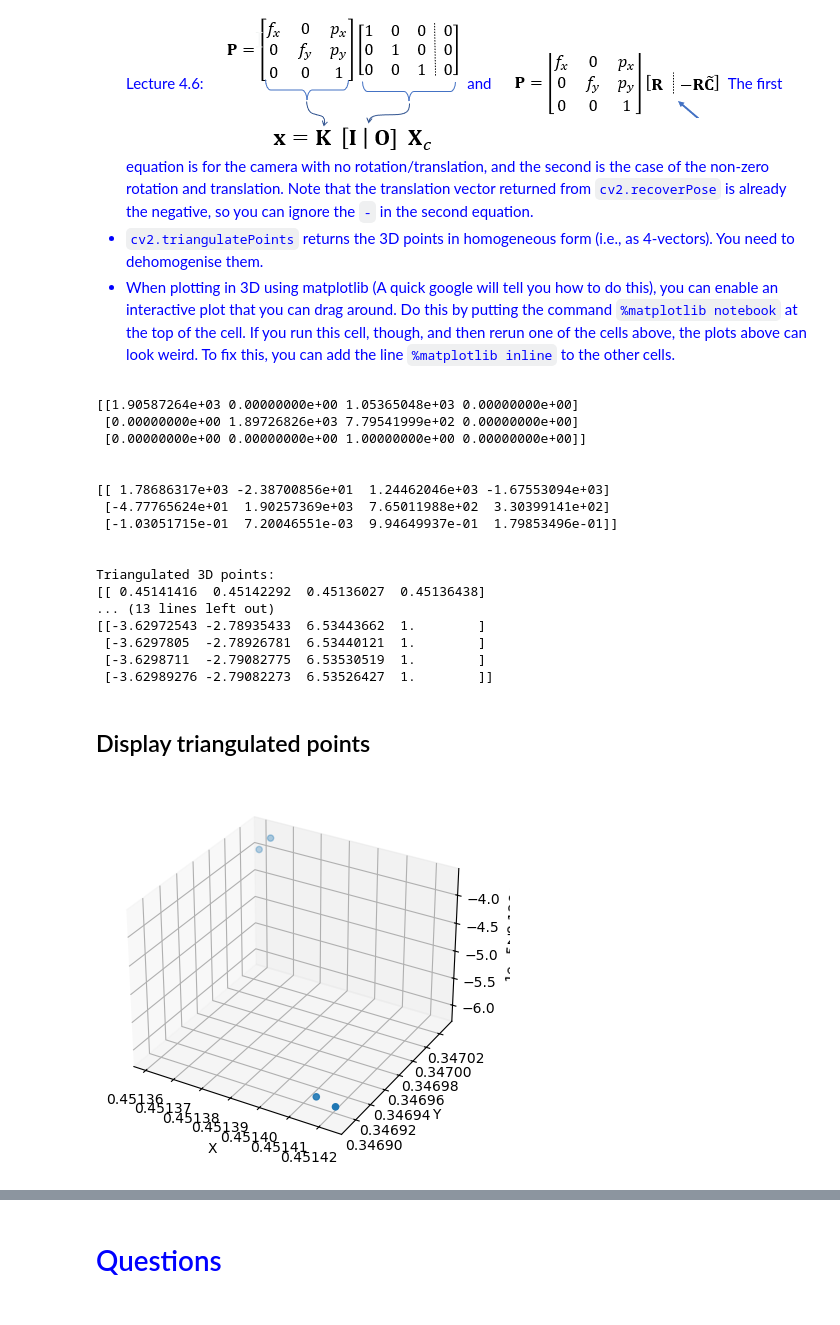
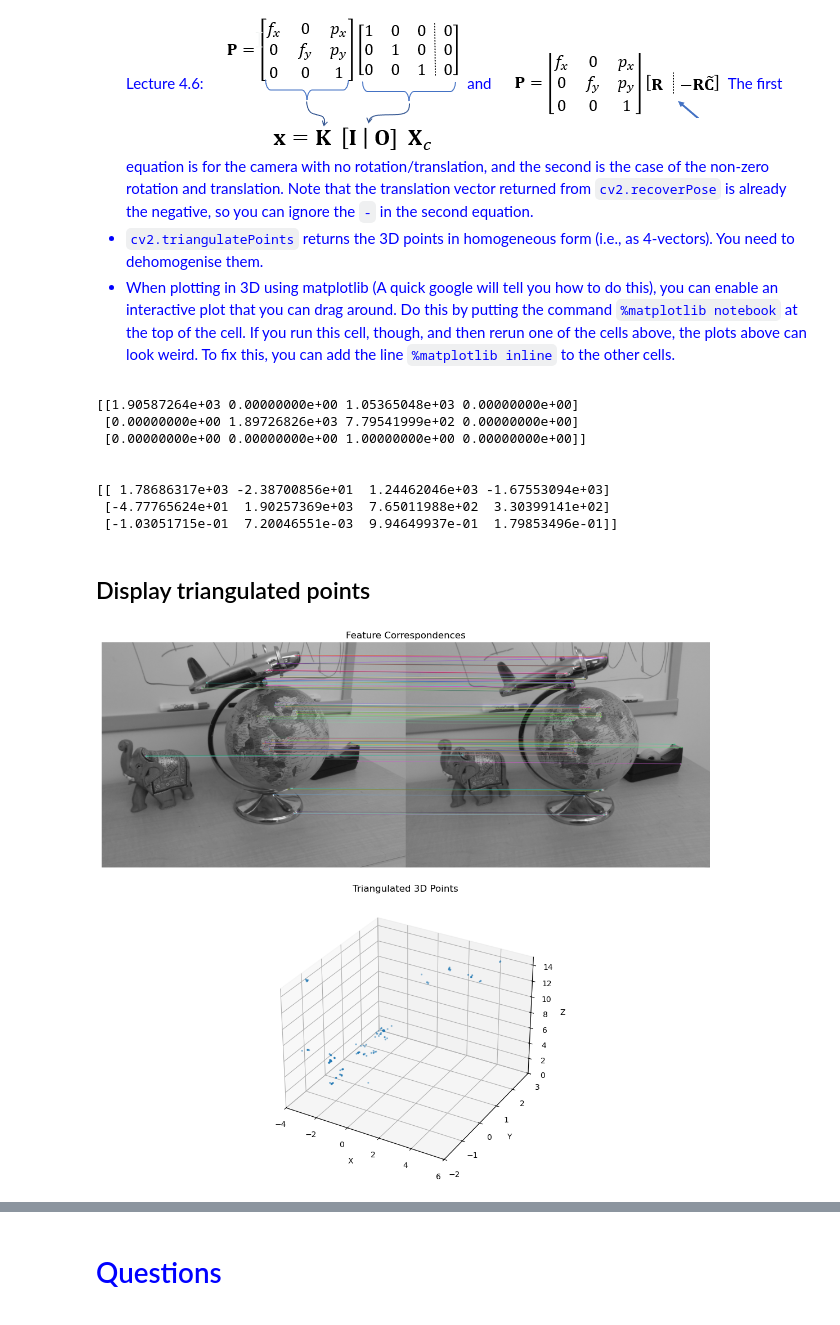
Before and after one commit to JamesBishop1973-coder/JamesB_CE5002_geom_vis, a Jupyter notebook: ETV3/Assignment_3b_Reconstruction_9117504.ipynb, the cells around one changed output, grey strips where cells are left out. Saved outputs shown, nothing was run; the diff lists cells and outputs as text; code cells hidden in the pictures.

```diff
--- a/ETV3/Assignment_3b_Reconstruction_9117504.ipynb
+++ b/ETV3/Assignment_3b_Reconstruction_9117504.ipynb
@@ -382,7 +380,6 @@ Note that the translation vector returned from `cv2.recoverPose` is already the
 # %%
 ############################
 # Your code here
-#%matplotlib notebook
 %matplotlib inline
 #Define the projection matrices for the two cameras - first define the homogenous perspective projection matrix for the first camera,
 # then use the recovered pose to define the second camera's projection matrix.
@@ -398,17 +395,9 @@ P2 = np.dot(K, np.hstack((R, t))) # Projection matrix for the second camera
 print(P2)
 print('\n')
 # Get output triangulation vectors in homogenous form
-points_3d = cv2.triangulatePoints(P1, P2, left_pts_dist[:, :2].T, rght_pts_dist[:, :2].T)
-print("Triangulated 3D points:")
-print(points_3d)
-print('\n')
-print("Triangulated 3D points transposed:")
-print(points_3d.T)
-print('\n')
+points_3d = cv2.triangulatePoints(P1, P2, left_pts.T, rght_pts.T)
 #Need to de-homogenise the triangulated 3D points by dividing by the 4th coordinate
 points_3d_dehom = points_3d / points_3d[3]
-print("De-homogenised 3D points:")
-print(points_3d_dehom.T)
 # %% [output]
 [[1.90587264e+03 0.00000000e+00 1.05365048e+03 0.00000000e+00]
  [0.00000000e+00 1.89726826e+03 7.79541999e+02 0.00000000e+00]
@@ -418,24 +407,5 @@ print(points_3d_dehom.T)
 [[ 1.78686317e+03 -2.38700856e+01  1.24462046e+03 -1.67553094e+03]
  [-4.77765624e+01  1.90257369e+03  7.65011988e+02  3.30399141e+02]
  [-1.03051715e-01  7.20046551e-03  9.94649937e-01  1.79853496e-01]]
-
-
-Triangulated 3D points:
-[[ 0.45141416  0.45142292  0.45136027  0.45136438]
-... (13 lines left out)
-[[-3.62972543 -2.78935433  6.53443662  1.        ]
- [-3.6297805  -2.78926781  6.53440121  1.        ]
- [-3.6298711  -2.79082775  6.53530519  1.        ]
- [-3.62989276 -2.79082273  6.53526427  1.        ]]
 # %% [markdown]
 ## Display triangulated points
-# %%
-fig = plt.figure()
-ax = fig.add_subplot(111, projection='3d')
-ax.scatter(points_3d[0], points_3d[1], points_3d[2])
-ax.set_xlabel('X')
-ax.set_ylabel('Y')
-ax.set_zlabel('Z')
-plt.show()
-# %% [output]
-[figure, removed]
@@ -441,0 +415,26 @@ plt.show()
+# %%
+%matplotlib widget
+%matplotlib inline
+fig = plt.figure(figsize=(30, 10))
+# Top: feature correspondence image
+ax1 = fig.add_subplot(211)          # 2 rows, 1 col, position 1
+ax1.set_title('Feature Correspondences')
+ax1.imshow(img3)
+ax1.axis('off')
+# Bottom: 3D plot
+ax2 = fig.add_subplot(212, projection='3d')  # 2 rows, 1 col, position 2
+ax1.set_position([0.05, 0.55, 0.9, 0.4])   # image: top half
+ax2.set_position([0.05, 0.0,  0.9, 0.5])   # 3D plot: bottom half
+ax2.set_title('Triangulated 3D Points')
+#ax2.set_position([0.05, 0.0, 0.6, 0.6])
+ax2.scatter(points_3d_dehom[0], points_3d_dehom[1], points_3d_dehom[2], s=2)
+ax2.set_xlabel('X')
+ax2.set_ylabel('Y')
+ax2.set_zlabel('Z')
+ax2.set_xlim(-4, 6)
+ax2.set_ylim(-2, 3)
+ax2.set_zlim(0, 15)
+#plt.tight_layout()
+plt.show()
+# %% [output]
+[figure, added]
```
Also changed, not shown: parts of 15 cells of this notebook, 1 other file.
